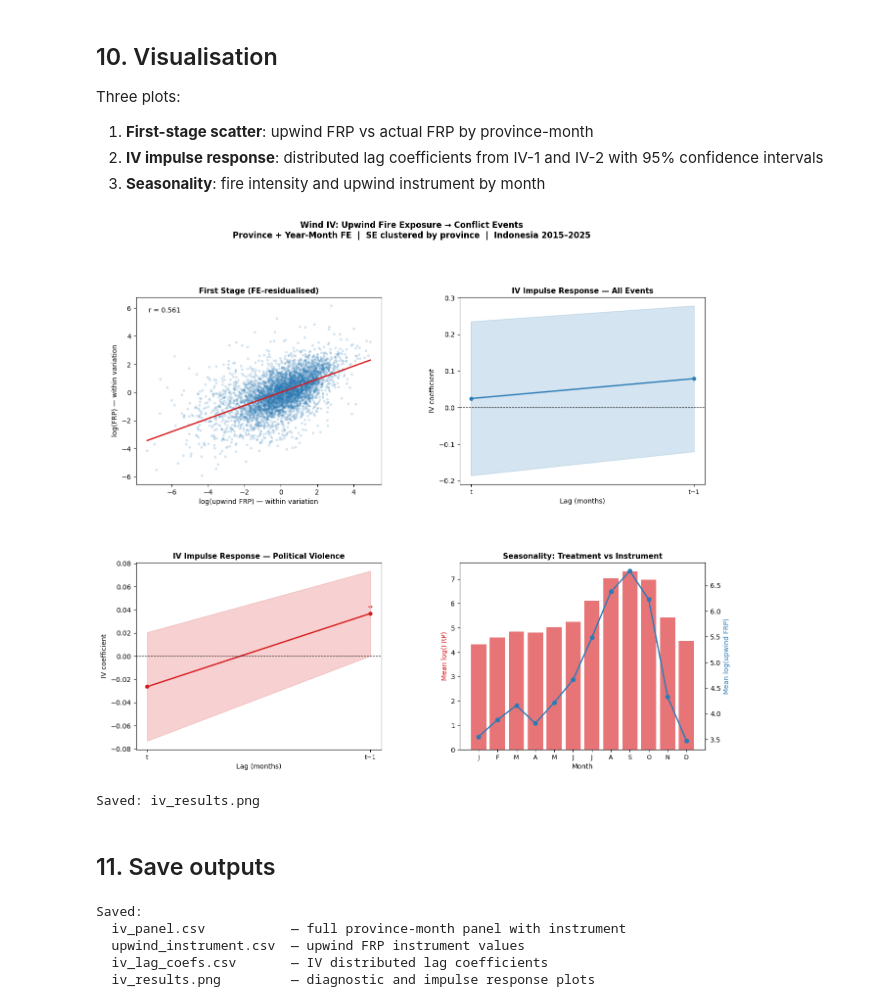
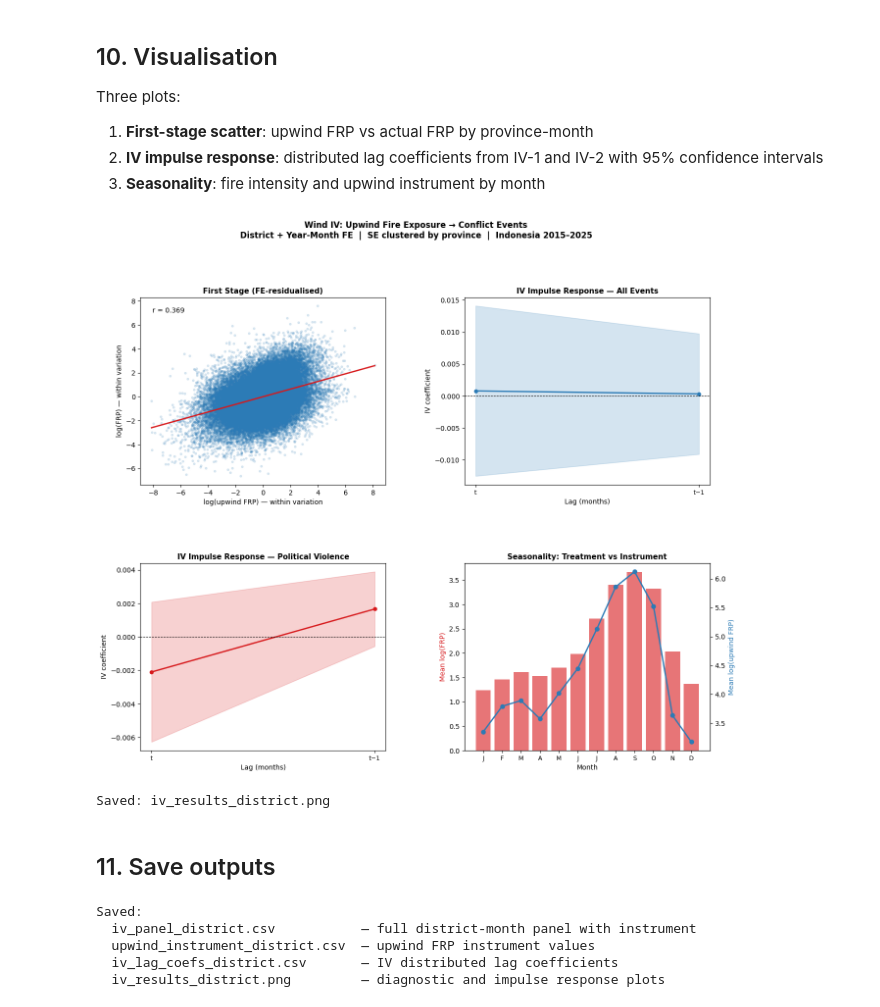
Before and after one commit to Hariaksha/wlidfire-conflict, a Jupyter notebook: analysis/wind-IV.ipynb, the cells around one changed output. Cells and saved outputs as stored; diff of their text form; code cells hidden in the pictures.

```diff
--- a/analysis/wind-IV.ipynb
+++ b/analysis/wind-IV.ipynb
@@ -501,7 +645,7 @@ $$E[Y_{pt}] = \exp\left(\alpha_p + \gamma_t + \sum_{k=0}^{6} \beta_k \widehat{\t
 
 where $\widehat{\text{logFRP}}$ is the fire intensity instrumented by upwind fire exposure.
 # %%
-all_provs = conflict_pm['admin1'].unique()
+all_districts = conflict_pm['district'].unique()
 all_ym    = pd.DataFrame(
     [(y, m) for y in range(START_YEAR, END_YEAR + 1)
      for m in range(1, 13)
@@ -509,40 +653,43 @@ all_ym    = pd.DataFrame(
     columns=['year','month']
 )
 
-panel = pd.merge(pd.DataFrame({'admin1': all_provs}), all_ym, how='cross')
+panel = pd.merge(pd.DataFrame({'district': all_districts}), all_ym, how='cross')
 
 # Merge outcomes
-panel = panel.merge(conflict_pm, on=['admin1','year','month'], how='left')
+panel = panel.merge(conflict_pm, on=['district','year','month'], how='left')
 panel['events']     = panel['events'].fillna(0).astype(int)
 panel['pv_events']  = panel['pv_events'].fillna(0).astype(int)
 panel['fatalities'] = panel['fatalities'].fillna(0).astype(int)
 
 # Merge treatment
 panel = panel.merge(
-    fires_pm[['admin1','year','month','log_frp','log_n_fires']],
-    on=['admin1','year','month'], how='left'
+    fires_pm[['district','year','month','log_frp','log_n_fires']],
+    on=['district','year','month'], how='left'
 )
 panel['log_frp']     = panel['log_frp'].fillna(0)
 panel['log_n_fires'] = panel['log_n_fires'].fillna(0)
 
 # Merge instrument
 panel = panel.merge(
-    instrument_df[['admin1','year','month','log_upwind_frp']],
-    on=['admin1','year','month'], how='left'
+    instrument_df[['district','year','month','log_upwind_frp']],
+    on=['district','year','month'], how='left'
 )
 panel['log_upwind_frp'] = panel['log_upwind_frp'].fillna(0)
 
 # Merge wind covariates
 panel = panel.merge(
-    prov_wind[['admin1','year','month','wind_speed','wind_dir_from']],
-    on=['admin1','year','month'], how='left'
+    district_wind[['district','year','month','wind_speed','wind_dir_from']],
+    on=['district','year','month'], how='left'
 )
 
+# Map district -> province for SE clustering
+panel['province'] = panel['district'].map(district_to_prov)
+
 # Build lags for treatment and instrument
-panel = panel.sort_values(['admin1','year','month']).reset_index(drop=True)
+panel = panel.sort_values(['district','year','month']).reset_index(drop=True)
 for lag in range(1, N_LAGS + 1):
-    panel[f'log_frp_l{lag}']        = panel.groupby('admin1')['log_frp'].shift(lag)
-    panel[f'log_upwind_frp_l{lag}'] = panel.groupby('admin1')['log_upwind_frp'].shift(lag)
+    panel[f'log_frp_l{lag}']        = panel.groupby('district')['log_frp'].shift(lag)
+    panel[f'log_upwind_frp_l{lag}'] = panel.groupby('district')['log_upwind_frp'].shift(lag)
 
 lag_frp_cols    = [f'log_frp_l{l}'        for l in range(1, N_LAGS + 1)]
 lag_upwind_cols = [f'log_upwind_frp_l{l}' for l in range(1, N_LAGS + 1)]
@@ -550,7 +697,7 @@ panel = panel.dropna(subset=lag_frp_cols + lag_upwind_cols).reset_index(drop=Tru
 panel['year_month'] = panel['year'] * 100 + panel['month']
 
 print(f'Panel: {len(panel):,} obs  |  '
-      f'{panel["admin1"].nunique()} provinces  |  '
+      f'{panel["district"].nunique()} districts  |  '
       f'{panel["year_month"].nunique()} time periods')
 print(f'Zero-event share (all events):        {(panel["events"]==0).mean()*100:.1f}%')
 print(f'Zero-event share (political violence): {(panel["pv_events"]==0).mean()*100:.1f}%')
@@ -581,7 +728,7 @@ The key diagnostics are:
 A weak instrument (F < 10) would mean upwind fire exposure does not meaningfully shift actual fire intensity, and the IV estimates would be unreliable. In that case, the angular cone or radius parameters should be adjusted.
 # %%
 upwind_terms = ' + '.join(['log_upwind_frp'] + lag_upwind_cols)
-fs_fml = f'log_frp ~ {upwind_terms} | admin1 + year_month'
+fs_fml = f'log_frp ~ {upwind_terms} | district + year_month'
 
 print('First stage formula:')
 print(f'  {fs_fml}')
@@ -590,7 +737,7 @@ print()
 fs_res = pf.feols(
     fs_fml,
     data  = panel,
-    vcov  = {'CRV1': 'admin1'},
+    vcov  = {'CRV1': 'province'},
 )
 print(fs_res.summary())
 
@@ -639,8 +786,8 @@ We estimate four IV specifications:
 | IV-3 | All events | contemporaneous only (no lags) |
 | IV-4 | Political violence | contemporaneous only (no lags) |
 # %%
-fe_str  = 'admin1 + year_month'
-vcov    = {'CRV1': 'admin1'}
+fe_str  = 'district + year_month'
+vcov    = {'CRV1': 'province'}
 
 # pyfixest only supports a single instrumented (endogenous) regressor, so the
 # contemporaneous log_frp is instrumented while its lags enter as exogenous
@@ -718,7 +865,7 @@ ax1 = axes[0]
 p = panel.copy()
 for col in ['log_frp','log_upwind_frp']:
     p[f'{col}_dm'] = (p[col]
-        - p.groupby('admin1')[col].transform('mean')
+        - p.groupby('district')[col].transform('mean')
         - p.groupby('year_month')[col].transform('mean')
         + p[col].mean())
 ax1.scatter(p['log_upwind_frp_dm'], p['log_frp_dm'], alpha=0.15, s=8, color='#2c7bb6')
@@ -751,55 +898,55 @@ for idx, (ax, model_label) in enumerate(zip(axes[1:3], ['IV-1: All events (distr
         ax.set_xticklabels(['t' if l==0 else f't−{l}' for l in lags], fontsize=9)
         for l, e, pv in zip(lags, ests, tidy['Pr(>|t|)'].values):
             star = '***' if pv<0.01 else ('**' if pv<0.05 else ('*' if pv<0.1 else ''))
             if star: ax.annotate(star,(l,e),xytext=(0,6),textcoords='offset points',ha='center',fontsize=8,color=color)
     ax.set_xlabel('Lag (months)', fontsize=10)
     ax.set_ylabel('IV coefficient', fontsize=10)
     ax.set_title('IV Impulse Response — ' + ('All Events' if 'All' in model_label else 'Political Violence'), fontsize=11, fontweight='bold')
 
 # Plot 4: Seasonality
 ax4 = axes[3]
 monthly = panel.groupby('month').agg(
     frp_mean=('log_frp','mean'),
     iv_mean=('log_upwind_frp','mean')
 ).reset_index()
 ax4b = ax4.twinx()
 ax4.bar(monthly['month'], monthly['frp_mean'], color='#d7191c', alpha=0.6, label='log(FRP) — treatment')
 ax4b.plot(monthly['month'], monthly['iv_mean'], 'o-', color='#2c7bb6', linewidth=2, label='log(upwind FRP) — instrument')
 ax4.set_xlabel('Month', fontsize=10)
 ax4.set_ylabel('Mean log(FRP)', fontsize=10, color='#d7191c')
 ax4b.set_ylabel('Mean log(upwind FRP)', fontsize=10, color='#2c7bb6')
 ax4.set_xticks(range(1, 13))
 ax4.set_xticklabels(['J','F','M','A','M','J','J','A','S','O','N','D'], fontsize=9)
 ax4.set_title('Seasonality: Treatment vs Instrument', fontsize=11, fontweight='bold')
 
 fig.suptitle(
     'Wind IV: Upwind Fire Exposure → Conflict Events\n'
-    'Province + Year-Month FE  |  SE clustered by province  |  Indonesia 2015–2025',
+    'District + Year-Month FE  |  SE clustered by province  |  Indonesia 2015–2025',
     fontsize=12, fontweight='bold', y=1.01
 )
-plt.savefig('iv_results.png', dpi=150, bbox_inches='tight')
+plt.savefig('iv_results_district.png', dpi=150, bbox_inches='tight')
 plt.show()
-print('Saved: iv_results.png')
+print('Saved: iv_results_district.png')
 # %% [output]
-[figure, old version]
+[figure, new version]
-Saved: iv_results.png
+Saved: iv_results_district.png
 # %% [markdown]
 ## 11. Save outputs
 # %%
-panel.to_csv('iv_panel.csv', index=False)
-instrument_df.to_csv('upwind_instrument.csv', index=False)
+panel.to_csv('iv_panel_district.csv', index=False)
+instrument_df.to_csv('upwind_instrument_district.csv', index=False)
 
 if iv_coef_rows:
-    iv_coef_df.to_csv('iv_lag_coefs.csv', index=False)
+    iv_coef_df.to_csv('iv_lag_coefs_district.csv', index=False)
 
 print('Saved:')
-print('  iv_panel.csv           — full province-month panel with instrument')
-print('  upwind_instrument.csv  — upwind FRP instrument values')
-print('  iv_lag_coefs.csv       — IV distributed lag coefficients')
-print('  iv_results.png         — diagnostic and impulse response plots')
+print('  iv_panel_district.csv           — full district-month panel with instrument')
+print('  upwind_instrument_district.csv  — upwind FRP instrument values')
+print('  iv_lag_coefs_district.csv       — IV distributed lag coefficients')
+print('  iv_results_district.png         — diagnostic and impulse response plots')
 # %% [output]
 Saved:
-  iv_panel.csv           — full province-month panel with instrument
-  upwind_instrument.csv  — upwind FRP instrument values
-  iv_lag_coefs.csv       — IV distributed lag coefficients
-  iv_results.png         — diagnostic and impulse response plots
+  iv_panel_district.csv           — full district-month panel with instrument
+  upwind_instrument_district.csv  — upwind FRP instrument values
+  iv_lag_coefs_district.csv       — IV distributed lag coefficients
+  iv_results_district.png         — diagnostic and impulse response plots
```
Also changed, not shown: parts of 23 cells of this notebook.
